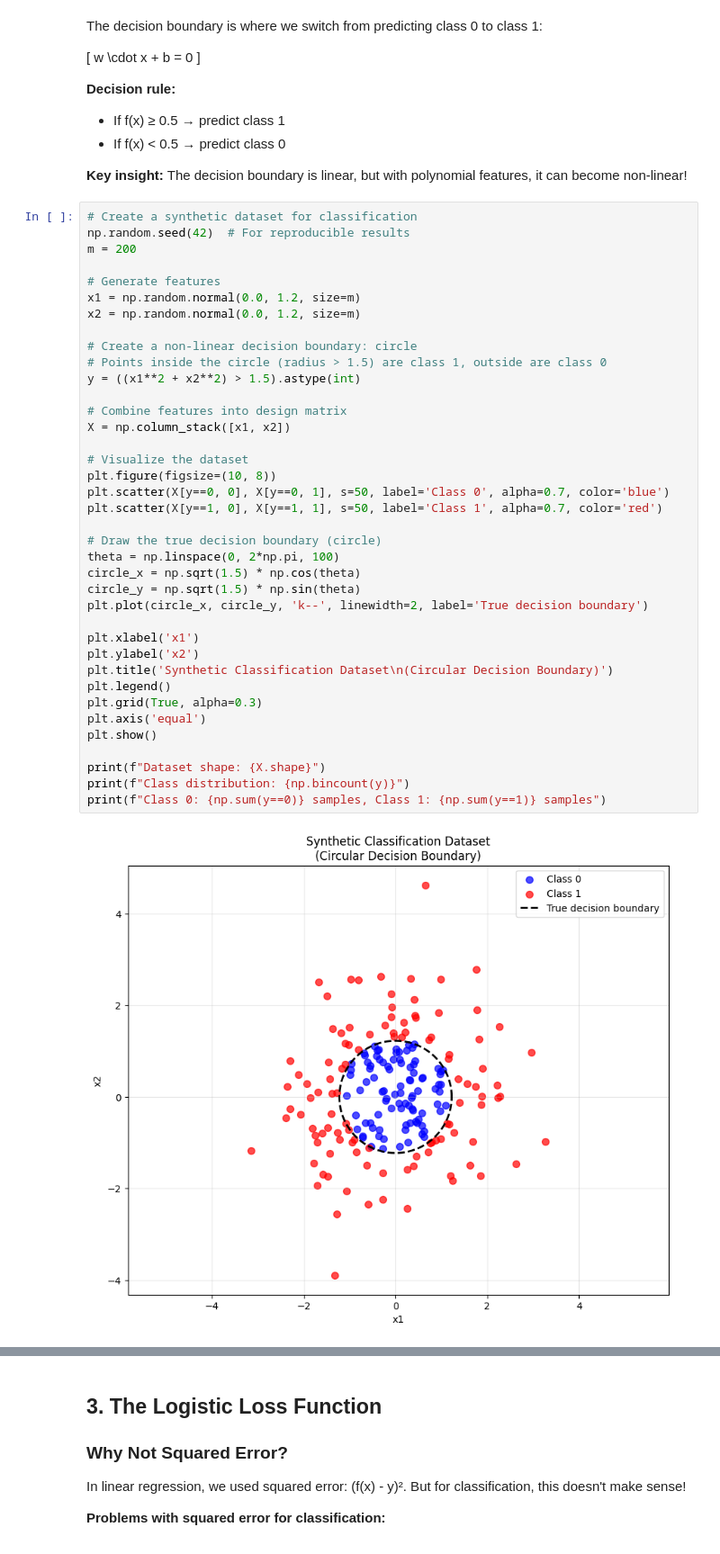
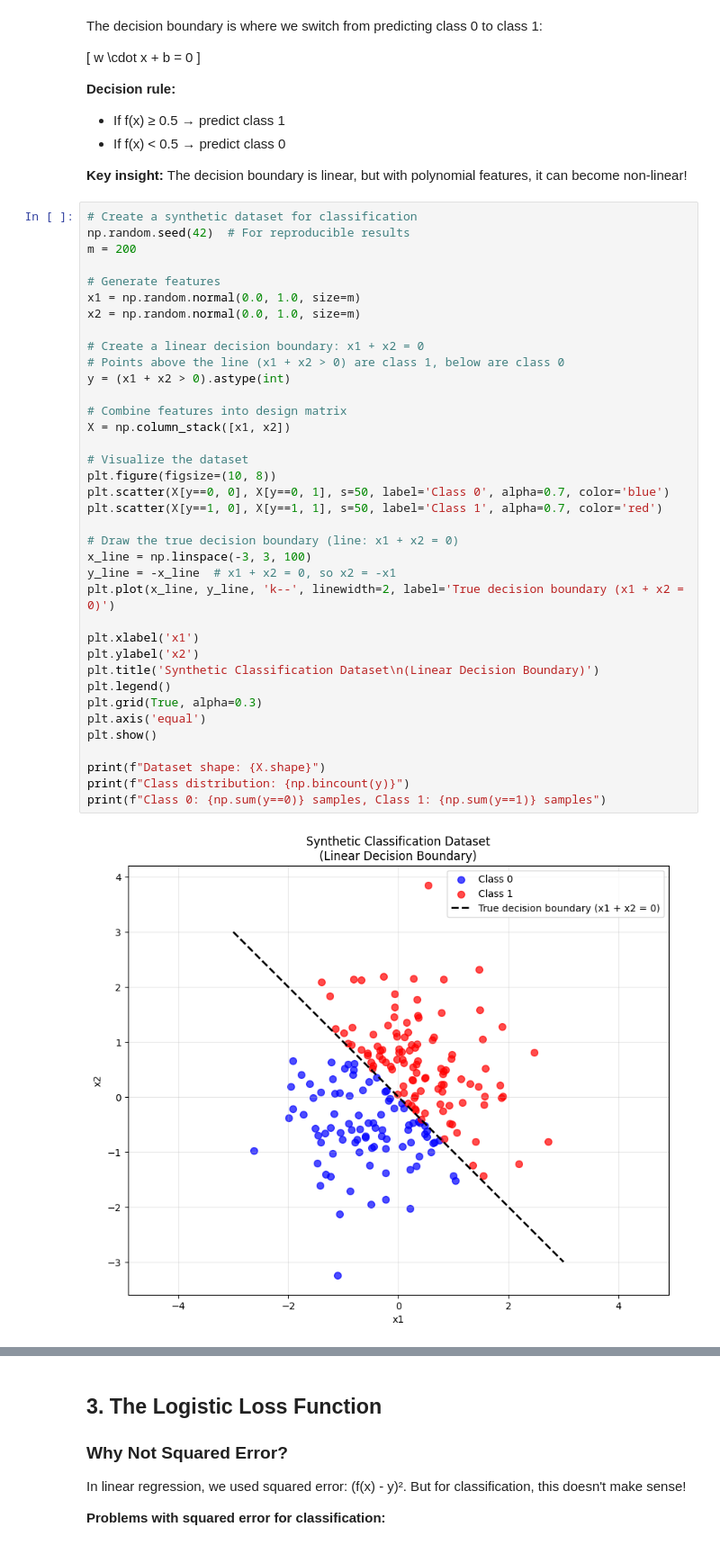
Before and after one commit to Krispy145/ml-foundations, a Jupyter notebook: notebooks/03-logistic-regression.ipynb, the cells around one changed output, grey strips where cells are left out. Shown at 90% size. Saved outputs shown, nothing was run; the diff lists cells and outputs as text.

```diff
--- a/notebooks/03-logistic-regression.ipynb
+++ b/notebooks/03-logistic-regression.ipynb
@@ -115,41 +115,40 @@ w \cdot x + b = 0
 # %%
 # Create a synthetic dataset for classification
 np.random.seed(42)  # For reproducible results
 m = 200
 
 # Generate features
-x1 = np.random.normal(0.0, 1.2, size=m)
-x2 = np.random.normal(0.0, 1.2, size=m)
+x1 = np.random.normal(0.0, 1.0, size=m)
+x2 = np.random.normal(0.0, 1.0, size=m)
 
-# Create a non-linear decision boundary: circle
-# Points inside the circle (radius > 1.5) are class 1, outside are class 0
-y = ((x1**2 + x2**2) > 1.5).astype(int)
+# Create a linear decision boundary: x1 + x2 = 0
+# Points above the line (x1 + x2 > 0) are class 1, below are class 0
+y = (x1 + x2 > 0).astype(int)
 
 # Combine features into design matrix
 X = np.column_stack([x1, x2])
 
 # Visualize the dataset
 plt.figure(figsize=(10, 8))
 plt.scatter(X[y==0, 0], X[y==0, 1], s=50, label='Class 0', alpha=0.7, color='blue')
 plt.scatter(X[y==1, 0], X[y==1, 1], s=50, label='Class 1', alpha=0.7, color='red')
 
-# Draw the true decision boundary (circle)
-theta = np.linspace(0, 2*np.pi, 100)
-circle_x = np.sqrt(1.5) * np.cos(theta)
-circle_y = np.sqrt(1.5) * np.sin(theta)
-plt.plot(circle_x, circle_y, 'k--', linewidth=2, label='True decision boundary')
+# Draw the true decision boundary (line: x1 + x2 = 0)
+x_line = np.linspace(-3, 3, 100)
+y_line = -x_line  # x1 + x2 = 0, so x2 = -x1
+plt.plot(x_line, y_line, 'k--', linewidth=2, label='True decision boundary (x1 + x2 = 0)')
 
 plt.xlabel('x1')
 plt.ylabel('x2')
-plt.title('Synthetic Classification Dataset\n(Circular Decision Boundary)')
+plt.title('Synthetic Classification Dataset\n(Linear Decision Boundary)')
 plt.legend()
 plt.grid(True, alpha=0.3)
 plt.axis('equal')
 plt.show()
 
 print(f"Dataset shape: {X.shape}")
 print(f"Class distribution: {np.bincount(y)}")
 print(f"Class 0: {np.sum(y==0)} samples, Class 1: {np.sum(y==1)} samples")
 # %% [output]
-[figure, old version]
+[figure, new version]
 Dataset shape: (200, 2)
```
Also changed, not shown: parts of 6 cells of this notebook.
